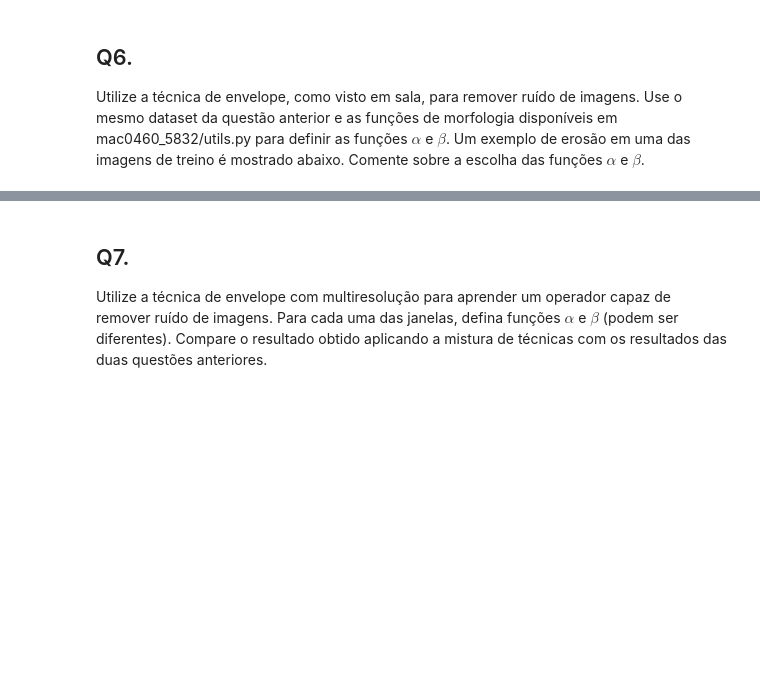
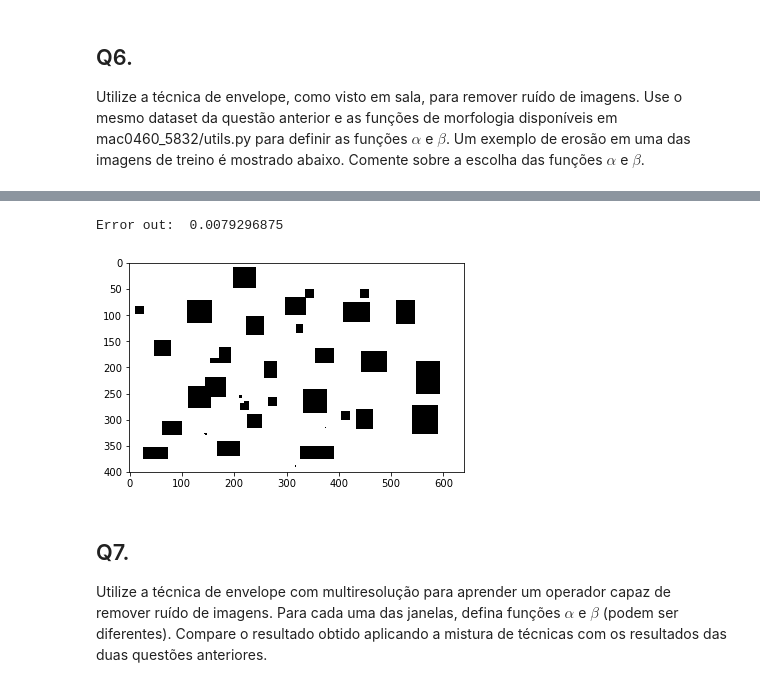
Before and after one commit to caiki/machinelearningusp, a Jupyter notebook: ep1/ep1.ipynb, the cells around one changed output, grey strips where cells are left out. Drawn from its saved outputs; the diff is of its cells as text; code cells hidden in the pictures; blank space fills up the shorter version.

```diff
--- a/ep1/ep1.ipynb
+++ b/ep1/ep1.ipynb
@@ -338,6 +407,11 @@ def envelope(srcimg):
 # %%
 errortest = [(envelope(x), dest5) for x in test]
 print 'Error out: ', mean_dist(errortest)
+
+draw_img(errortest[0][0])
+# %% [output]
+Error out:  0.0079296875
+[figure, added]
 # %% [markdown]
 ## Q7.
 Utilize a técnica de envelope com multiresolução para aprender um operador capaz de remover ruído de imagens. Para cada uma das janelas, defina funções $\alpha$ e $\beta$ (podem ser diferentes). Compare o resultado obtido aplicando a mistura de técnicas com os resultados das duas questões anteriores.
```
Also changed, not shown: parts of 19 cells of this notebook, 35 other files.
